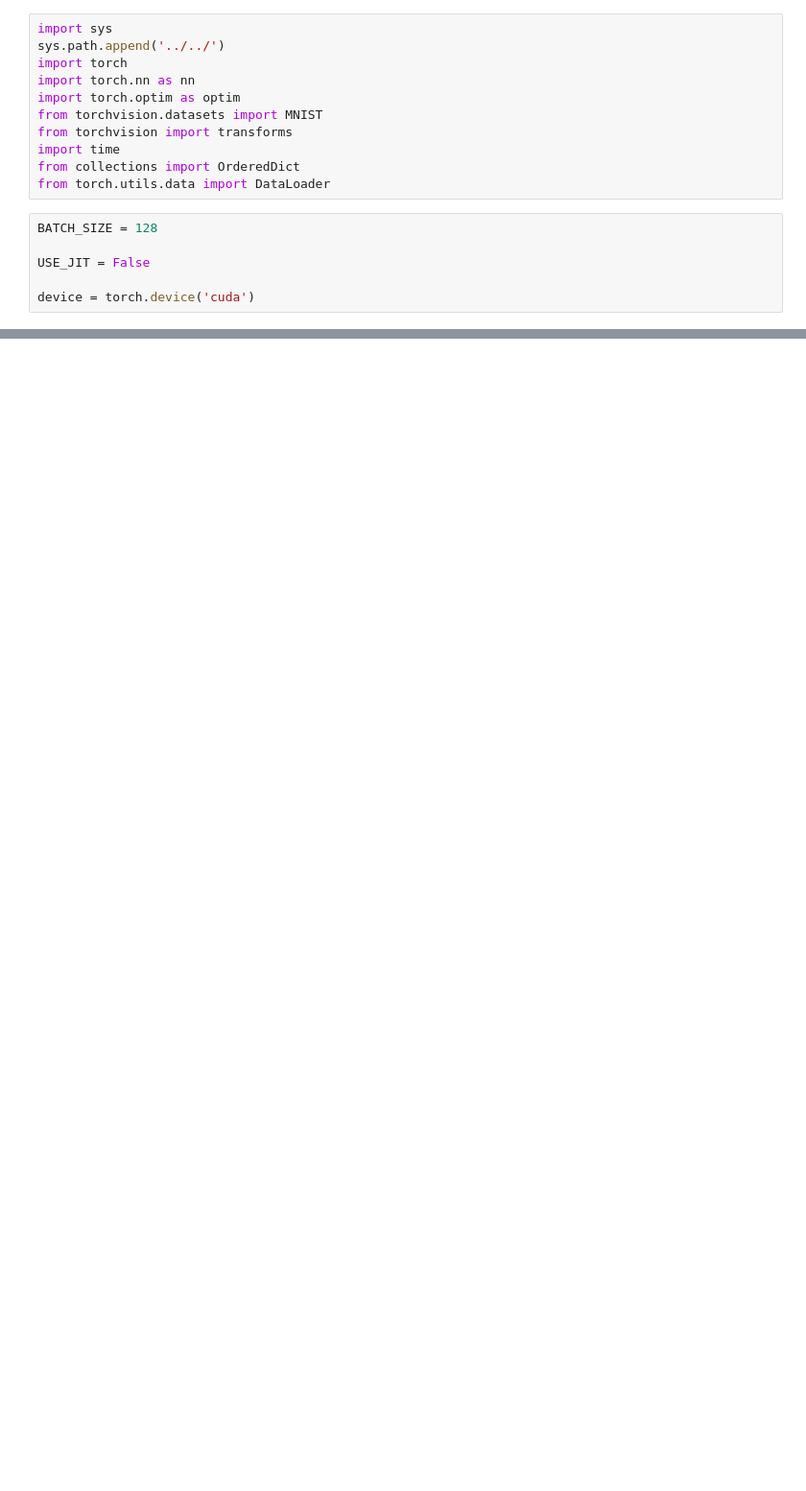
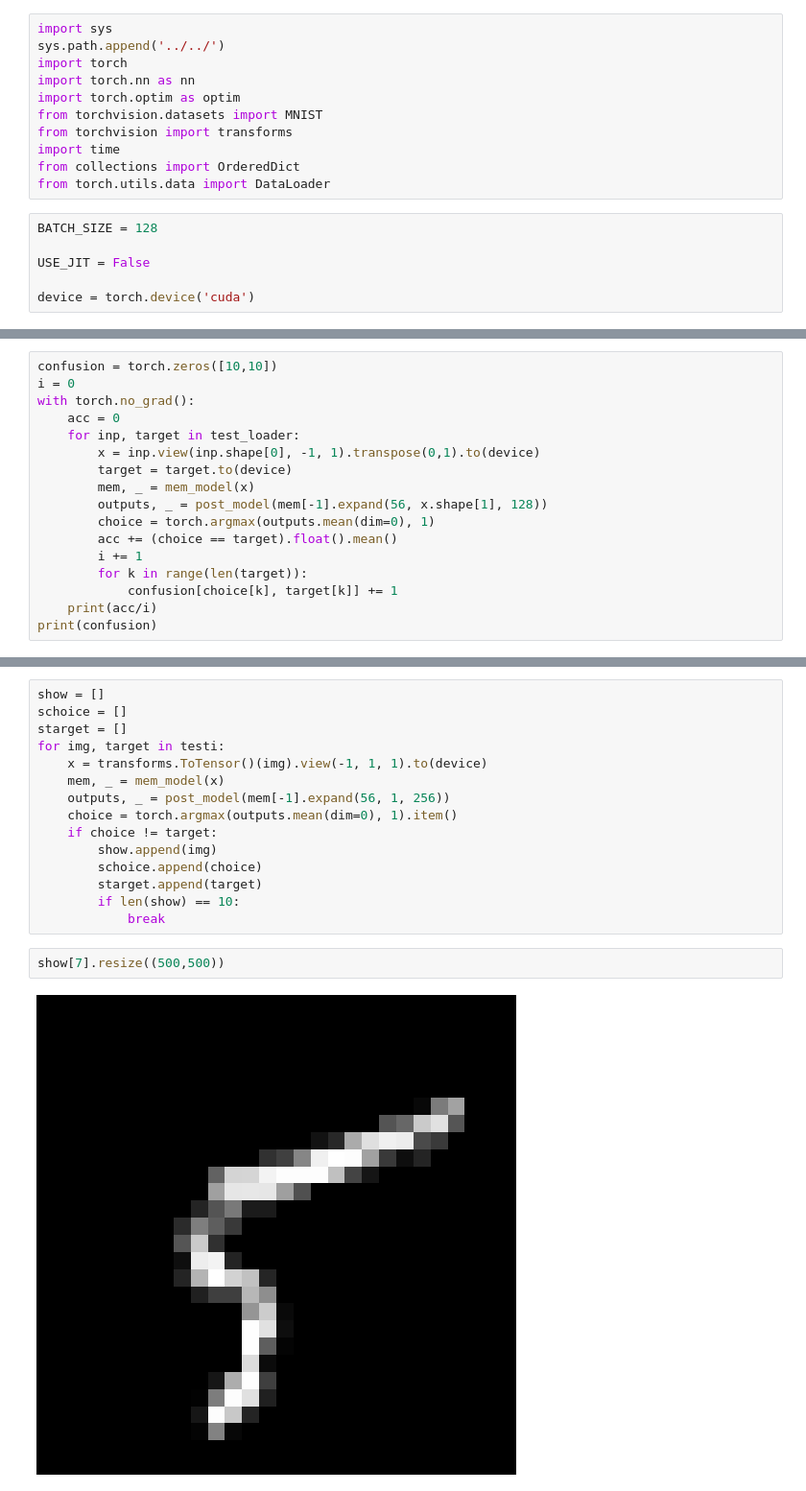
Before and after one commit to Quickblink/rsnn, a Jupyter notebook: wip/Experiments/SequentialMNIST.ipynb, the cells around one changed output, grey strips where cells are left out. Shown at 96% size. Drawn from its saved outputs; the diff is of its cells as text; blank space fills up the shorter version.

```diff
--- a/wip/Experiments/SequentialMNIST.ipynb
+++ b/wip/Experiments/SequentialMNIST.ipynb
@@ -135,0 +157,17 @@ torch.softmax(outputs, 2).view(-1,10)[64:74]
+# %%
+confusion = torch.zeros([10,10])
+i = 0
+with torch.no_grad():
+    acc = 0
+    for inp, target in test_loader:
+        x = inp.view(inp.shape[0], -1, 1).transpose(0,1).to(device)
+        target = target.to(device)
+        mem, _ = mem_model(x)
+        outputs, _ = post_model(mem[-1].expand(56, x.shape[1], 128))
+        choice = torch.argmax(outputs.mean(dim=0), 1)
+        acc += (choice == target).float().mean()
+        i += 1
+        for k in range(len(target)):
+            confusion[choice[k], target[k]] += 1
+    print(acc/i)
+print(confusion)
@@ -135,0 +205,19 @@ torch.softmax(outputs, 2).view(-1,10)[64:74]
+# %%
+show = []
+schoice = []
+starget = []
+for img, target in testi:
+    x = transforms.ToTensor()(img).view(-1, 1, 1).to(device)
+    mem, _ = mem_model(x)
+    outputs, _ = post_model(mem[-1].expand(56, 1, 256))
+    choice = torch.argmax(outputs.mean(dim=0), 1).item()
+    if choice != target:
+        show.append(img)
+        schoice.append(choice)
+        starget.append(target)
+        if len(show) == 10:
+            break
+# %%
+show[7].resize((500,500))
+# %% [output]
+[figure, added]
```
Also changed, not shown: parts of 38 cells of this notebook, 3 other files.
